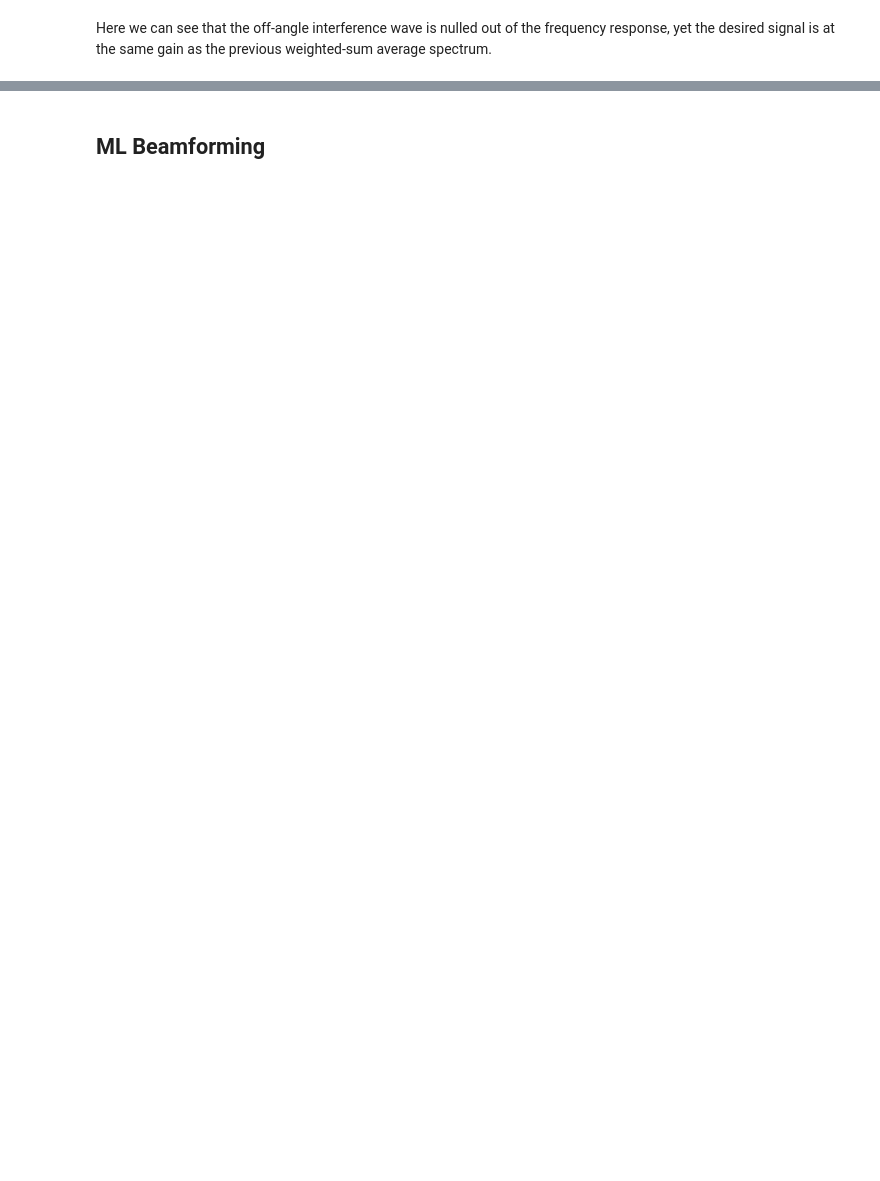
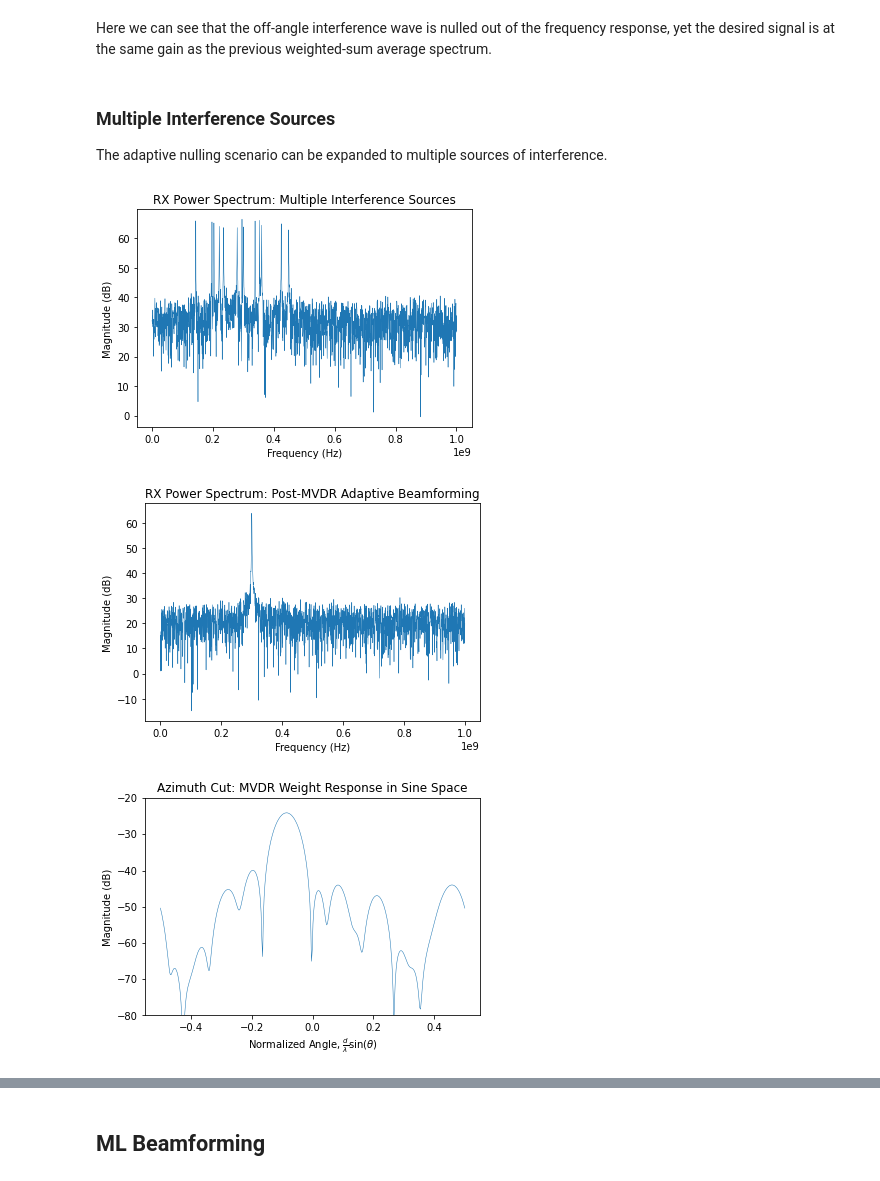
Before and after one commit to JohnnyGOX17/jhu-masters-thesis, a Jupyter notebook: src/notebooks/ML_ABF_beamformer_ULA.ipynb, the cells around one changed output, grey strips where cells are left out. Cells and saved outputs as stored; diff of their text form; code cells hidden in the pictures; blank space fills up the shorter version.

```diff
--- a/src/notebooks/ML_ABF_beamformer_ULA.ipynb
+++ b/src/notebooks/ML_ABF_beamformer_ULA.ipynb
@@ -257,2 +262,52 @@ plt.show()
 # %% [markdown]
 Here we can see that the off-angle interference wave is nulled out of the frequency response, yet the desired signal is at the same gain as the previous weighted-sum average spectrum.
+# %% [markdown]
+### Multiple Interference Sources
+
+The adaptive nulling scenario can be expanded to multiple sources of interference.
+# %%
+num_intfr = N - 4 # number of interference sources to add
+
+# reuse desired signal & noise from before
+rx_tmp   = rx_shft + infNoise
+deg_step = 180.0/num_intfr # degree step to use for each interference source
+for intfr_idx in range(num_intfr):
+    inf_theta = -90.0 + (intfr_idx*deg_step)
+    inf_fc    = random.uniform(0.05*fs, 0.5*fs)
+    inf_wvlen = inf_fc/scipy.constants.c
+    id_tmp    = narrowband_spatial_phasor(inf_wvlen, inf_theta, antPos)
+    rx_tmp   += shifted_tone(np.sqrt(SNR*noiseP), inf_fc, t, id_tmp)
+
+covar_MVDR = calc_covar_matrix(rx_tmp)
+w_MVDR     = MVDR_beamform( covar_MVDR, steer_vec )
+Y_MVDR     = DBF_apply(rx_tmp, w_MVDR)
+
+test_PSD = 20*np.log10(np.abs(np.fft.fft(rx_tmp[6,:])))
+fig, ax = plt.subplots()
+ax.plot(freqBin, test_PSD, linewidth=0.5)
+ax.set(xlabel='Frequency (Hz)',
+       ylabel='Magnitude (dB)',
+       title='RX Power Spectrum: Multiple Interference Sources')
+plt.show()
+
+test_MVDR_PSD = 20*np.log10(np.abs(np.fft.fft(Y_MVDR)))
+fig, ax = plt.subplots()
+ax.plot(freqBin, test_MVDR_PSD, linewidth=0.5)
+ax.set(xlabel='Frequency (Hz)',
+       ylabel='Magnitude (dB)',
+       title='RX Power Spectrum: Post-MVDR Adaptive Beamforming')
+plt.show()
+
+sin_mvdr = w_MVDR.H * wq
+sin_mvdr = sin_mvdr.T
+fig, ax = plt.subplots()
+ax.plot(u*spacing, 20*np.log10(np.abs(sin_mvdr)), linewidth=0.5)
+ax.set(xlabel=r'Normalized Angle, $\frac{d}{\lambda} \sin(\theta)$',
+       ylabel='Magnitude (dB)',
+       title='Azimuth Cut: MVDR Weight Response in Sine Space')
+ax.set_ylim([-80, -20]) # set sensible magnitude limits since edges near 0 gain
+plt.show()
+# %% [output]
+[figure, added]
+[figure, added]
+[figure, added]
```
Also changed, not shown: parts of 16 cells of this notebook.
